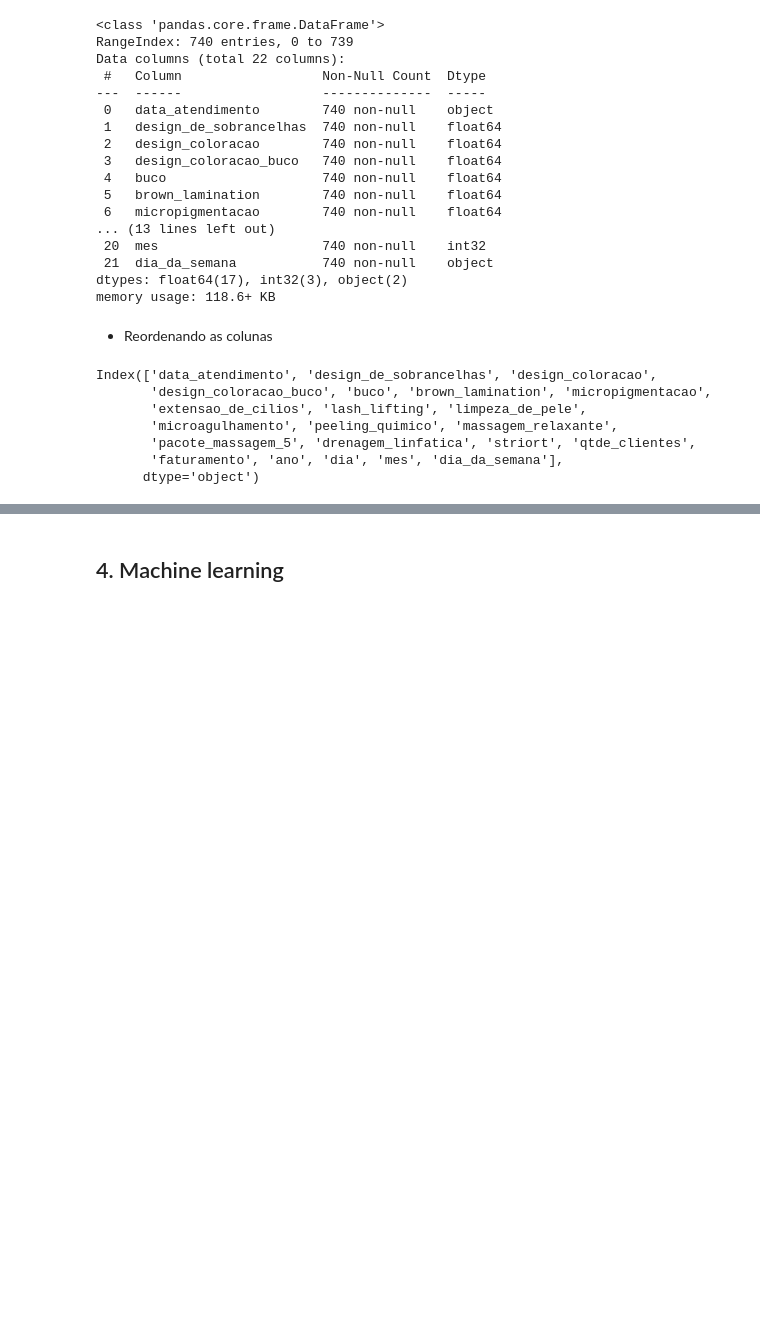
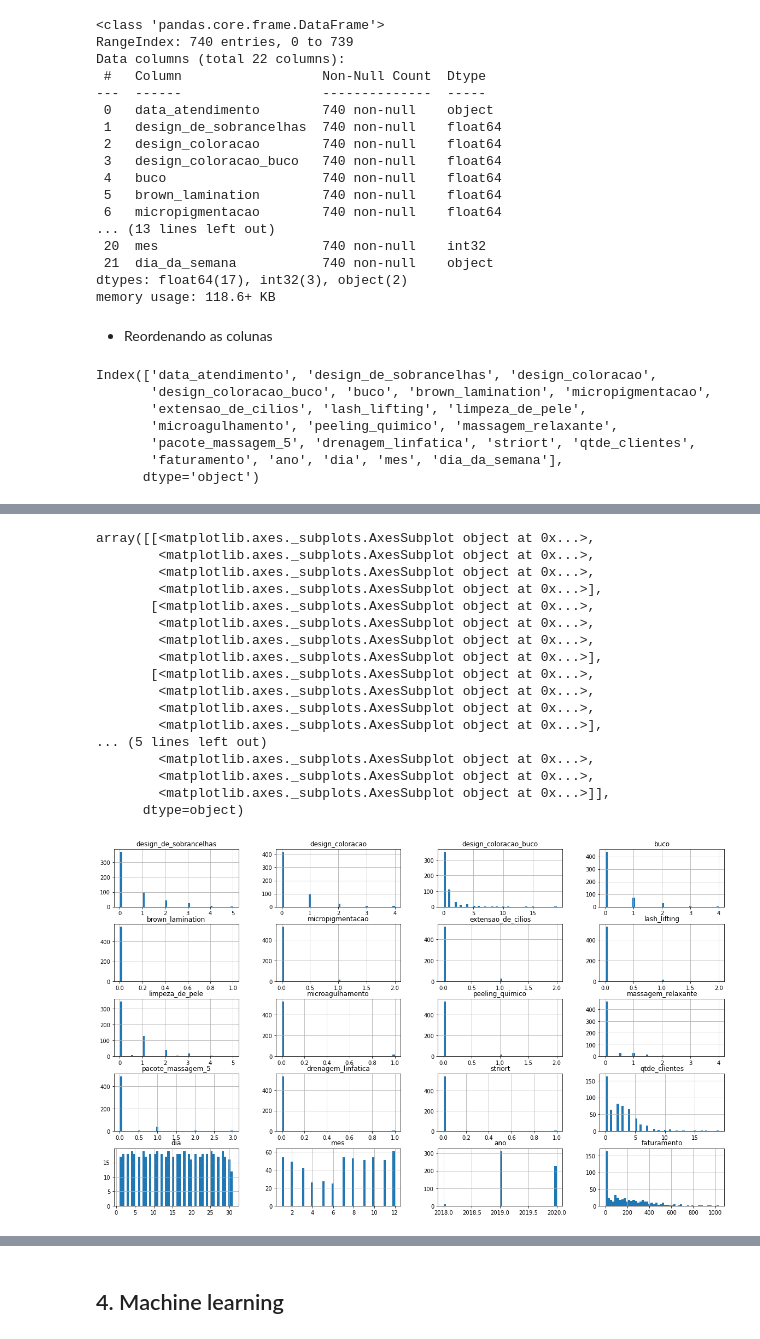
Before and after one commit to robertferro/previsao_faturamento_studio_estetica, a Jupyter notebook: 2 - Machine learning/Regressão/previsao_faturamento_modelos_machine_learning.ipynb, the cells around one changed output, grey strips where cells are left out. Drawn from its saved outputs; the diff is of its cells as text; code cells hidden in the pictures; blank space fills up the shorter version.

```diff
--- a/2 - Machine learning/Regressão/previsao_faturamento_modelos_machine_learning.ipynb
+++ b/2 - Machine learning/Regressão/previsao_faturamento_modelos_machine_learning.ipynb
@@ -105,0 +129,9 @@ dados.head()
+# %%
+dados_pandemia =[]
+for i in range(453,556):
+    dados_pandemia.append(i)
+
+dados = dados.drop(dados_pandemia)
+dados = dados.reset_index()
+dados = dados.drop('index', axis = 1)
+dados.head()
@@ -105,0 +147,3 @@ dados.head()
+# %%
+dados.iloc[0,0] = '2018-12-22'
+dados.iloc[0,20] = 'sabado'
@@ -105,0 +195,21 @@ dados.head()
+# %%
+dados.hist(bins=50, figsize=(20,12))
+# %% [output]
+array([[<matplotlib.axes._subplots.AxesSubplot object at 0x...>,
+        <matplotlib.axes._subplots.AxesSubplot object at 0x...>,
+        <matplotlib.axes._subplots.AxesSubplot object at 0x...>,
+        <matplotlib.axes._subplots.AxesSubplot object at 0x...>],
+       [<matplotlib.axes._subplots.AxesSubplot object at 0x...>,
+        <matplotlib.axes._subplots.AxesSubplot object at 0x...>,
+        <matplotlib.axes._subplots.AxesSubplot object at 0x...>,
+        <matplotlib.axes._subplots.AxesSubplot object at 0x...>],
+       [<matplotlib.axes._subplots.AxesSubplot object at 0x...>,
+        <matplotlib.axes._subplots.AxesSubplot object at 0x...>,
+        <matplotlib.axes._subplots.AxesSubplot object at 0x...>,
+        <matplotlib.axes._subplots.AxesSubplot object at 0x...>],
+... (5 lines left out)
+        <matplotlib.axes._subplots.AxesSubplot object at 0x...>,
+        <matplotlib.axes._subplots.AxesSubplot object at 0x...>,
+        <matplotlib.axes._subplots.AxesSubplot object at 0x...>]],
+      dtype=object)
+[figure, added]
```
Also changed, not shown: parts of 56 cells of this notebook.
